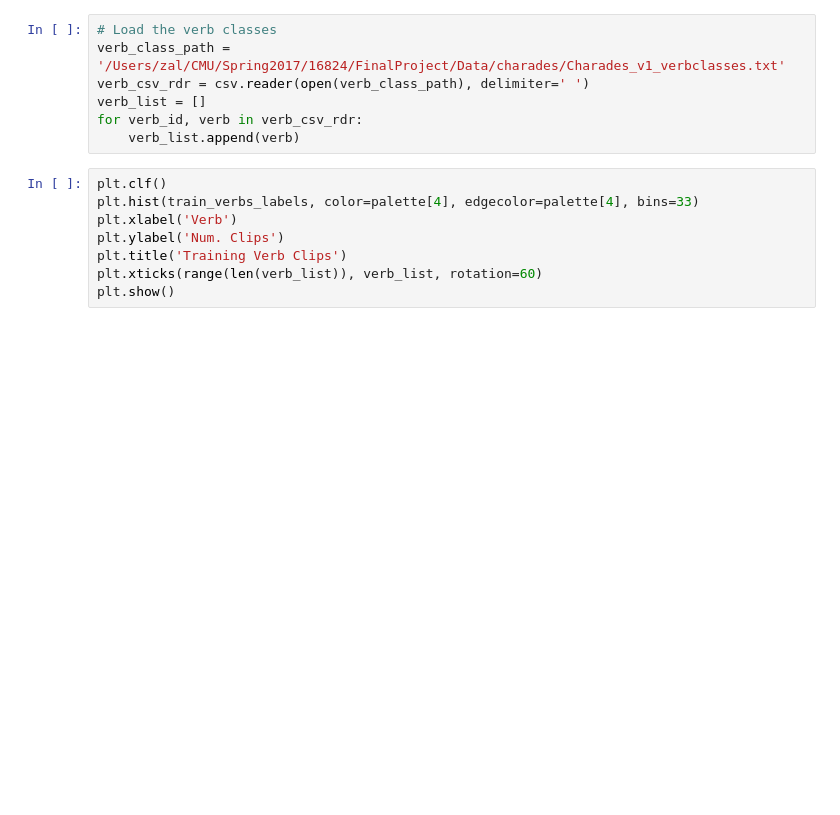
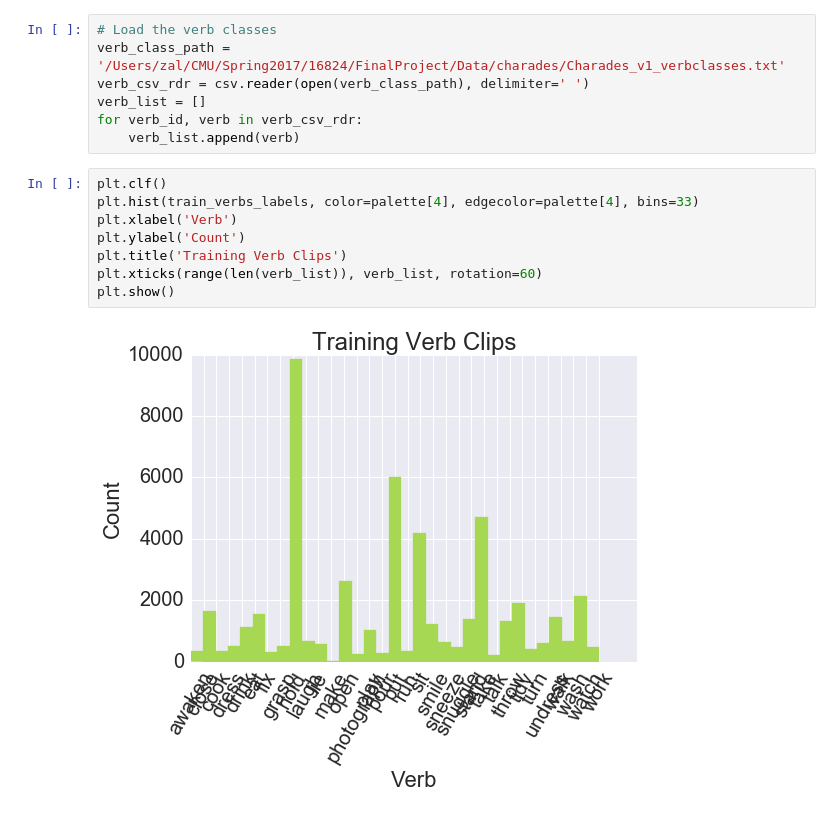
Before and after one commit to salmedina/16824_FinalProject, a Jupyter notebook: notebooks/Charades Analysis.ipynb, the cells around one changed output. Cells and saved outputs as stored; diff of their text form; blank space fills up the shorter version.

```diff
--- a/notebooks/Charades Analysis.ipynb
+++ b/notebooks/Charades Analysis.ipynb
@@ -258,11 +258,13 @@ for verb_id, verb in verb_csv_rdr:
 # %%
 plt.clf()
 plt.hist(train_verbs_labels, color=palette[4], edgecolor=palette[4], bins=33)
 plt.xlabel('Verb')
-plt.ylabel('Num. Clips')
+plt.ylabel('Count')
 plt.title('Training Verb Clips')
 plt.xticks(range(len(verb_list)), verb_list, rotation=60)
 plt.show()
+# %% [output]
+[figure, added]
 # %%
 plt.clf()
 plt.hist(test_verbs_labels, color=palette[5], edgecolor=palette[5], bins=33)
```
Also changed, not shown: parts of 1 cell of this notebook.
